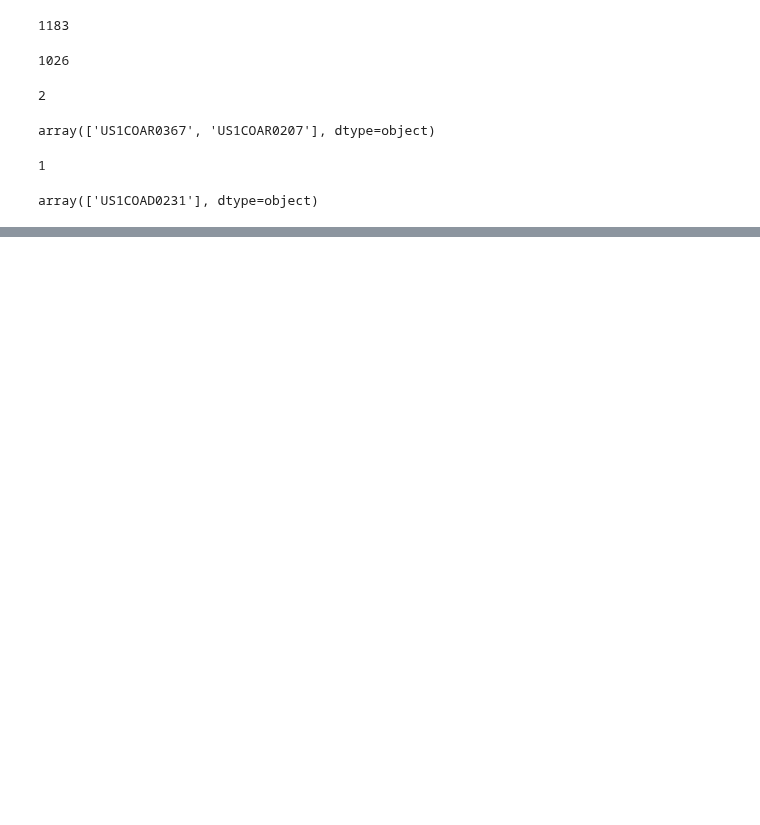
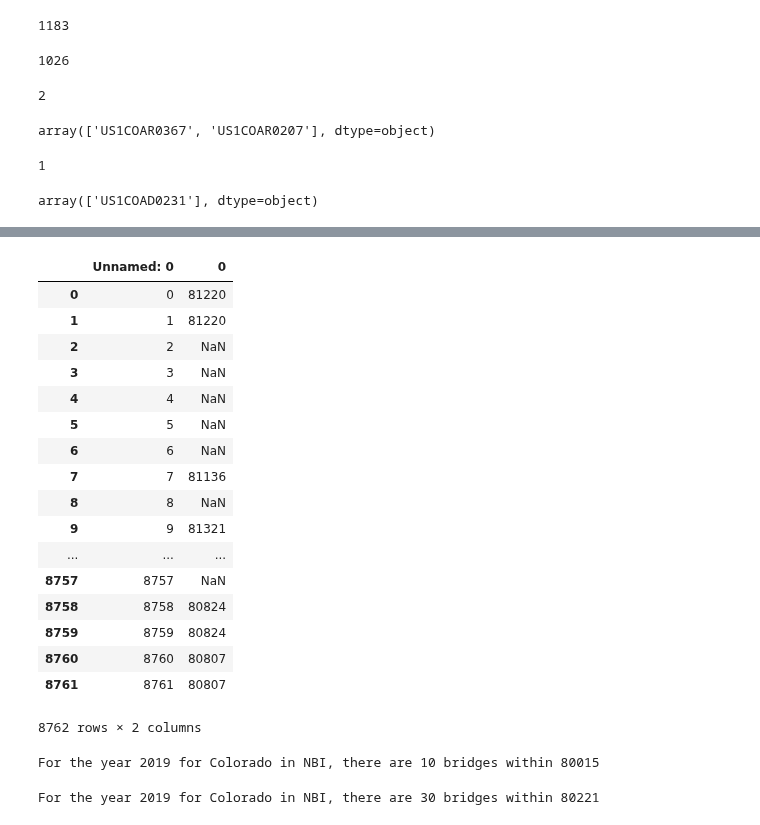
Before and after one commit to nnbaokhang/Descriptive-and-Predictive-Deep-Learning-Analytical-Tools-for-Enhanced-Bridge-Management, a Jupyter notebook: NOAA_Dataset_Exploration.ipynb, the cells around one changed output, grey strips where cells are left out. Drawn from its saved outputs; the diff is of its cells as text; code cells hidden in the pictures; blank space fills up the shorter version.

```diff
--- a/NOAA_Dataset_Exploration.ipynb
+++ b/NOAA_Dataset_Exploration.ipynb
@@ -117,0 +120,41 @@ array(['US1COAD0231'], dtype=object)
+# %%
+df = pd.read_csv("NBI_Colorado_zipcodes.csv")
+# %%
+df
+# %% [output]
+|  | Unnamed: 0 | 0 |
+| 0 | 0 | 81220 |
+| 1 | 1 | 81220 |
+| 2 | 2 | NaN |
+| 3 | 3 | NaN |
+| 4 | 4 | NaN |
+| 5 | 5 | NaN |
+| 6 | 6 | NaN |
+| 7 | 7 | 81136 |
+| 8 | 8 | NaN |
+| 9 | 9 | 81321 |
+| ... | ... | ... |
+| 8757 | 8757 | NaN |
+| 8758 | 8758 | 80824 |
+| 8759 | 8759 | 80824 |
+| 8760 | 8760 | 80807 |
+| 8761 | 8761 | 80807 |
+8762 rows × 2 columns
+# %%
+count = 0
+for i, row in df.iterrows():
+    if row["0"] == "80015":
+        count += 1
+
+print("For the year 2019 for Colorado in NBI, there are " + str(count) + " bridges within 80015")
+# %% [output]
+For the year 2019 for Colorado in NBI, there are 10 bridges within 80015
+# %%
+count = 0
+for i, row in df.iterrows():
+    if row["0"] == "80221":
+        count += 1
+
+print("For the year 2019 for Colorado in NBI, there are " + str(count) + " bridges within 80221")
+# %% [output]
+For the year 2019 for Colorado in NBI, there are 30 bridges within 80221
```
Also changed, not shown: parts of 1 cell of this notebook.
